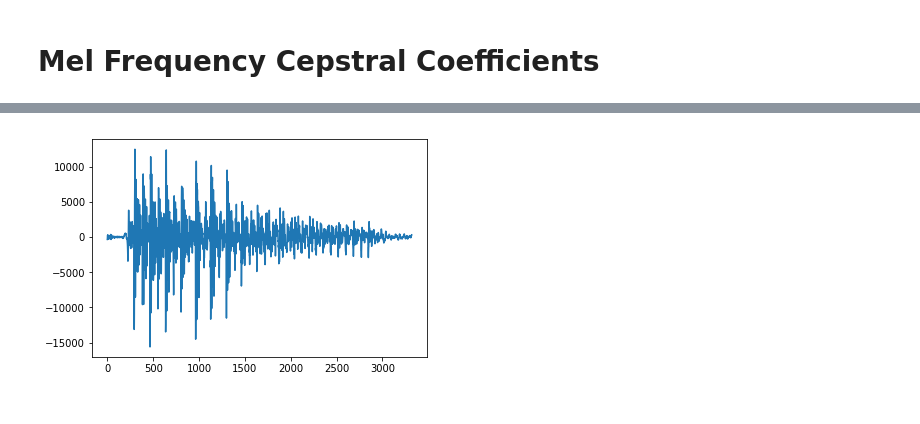
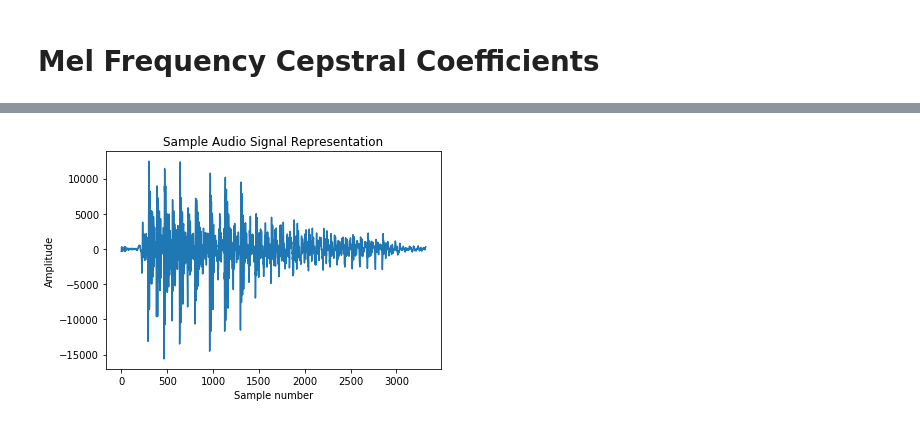
Before and after one commit to rmhanchate/SAMP2020_course_material, a Jupyter notebook: MFCC.ipynb, the cells around one changed output, grey strips where cells are left out. Drawn from its saved outputs; the diff is of its cells as text; code cells hidden in the pictures.

```diff
--- a/MFCC.ipynb
+++ b/MFCC.ipynb
@@ -10,6 +31,12 @@ sample_rate, signal = scipy.io.wavfile.read('5_jackson_1.wav')
-# %%
-import matplotlib.pyplot as plt
-plt.plot(signal)
-plt.show()
-# %% [output]
-[figure, removed]
+# %%
+# Load the test audio signal
+sample_rate, signal = wav.read('5_jackson_1.wav')
+# %%
+# Visualize the signal
+plt.plot(signal)
+plt.xlabel('Sample number')
+plt.ylabel('Amplitude')
+plt.title('Sample Audio Signal Representation')
+plt.show()
+# %% [output]
+[figure, added]
```
Also changed, not shown: parts of 29 cells of this notebook.
